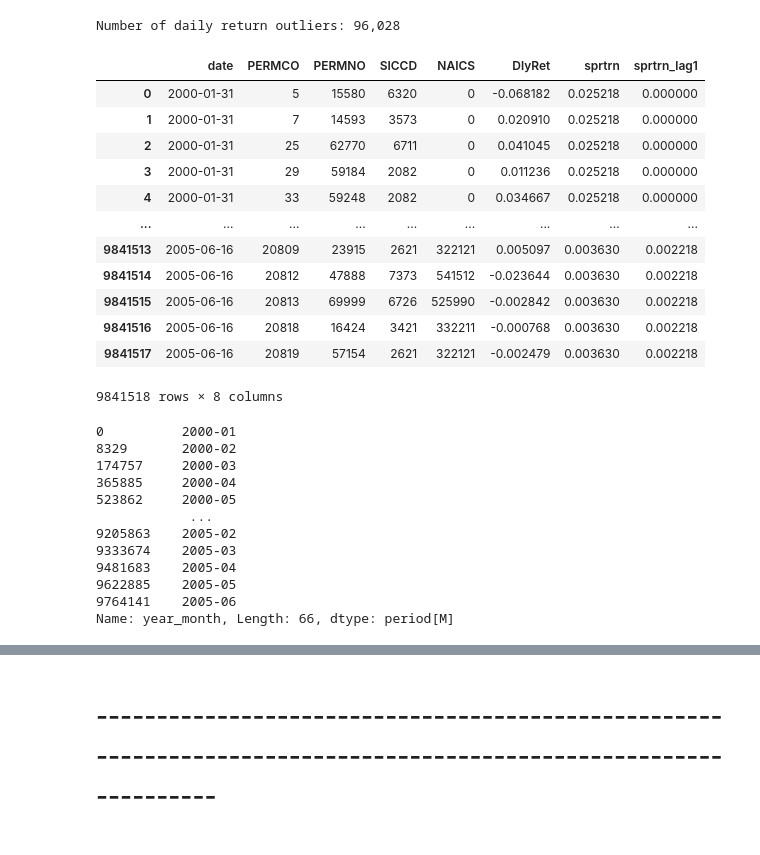
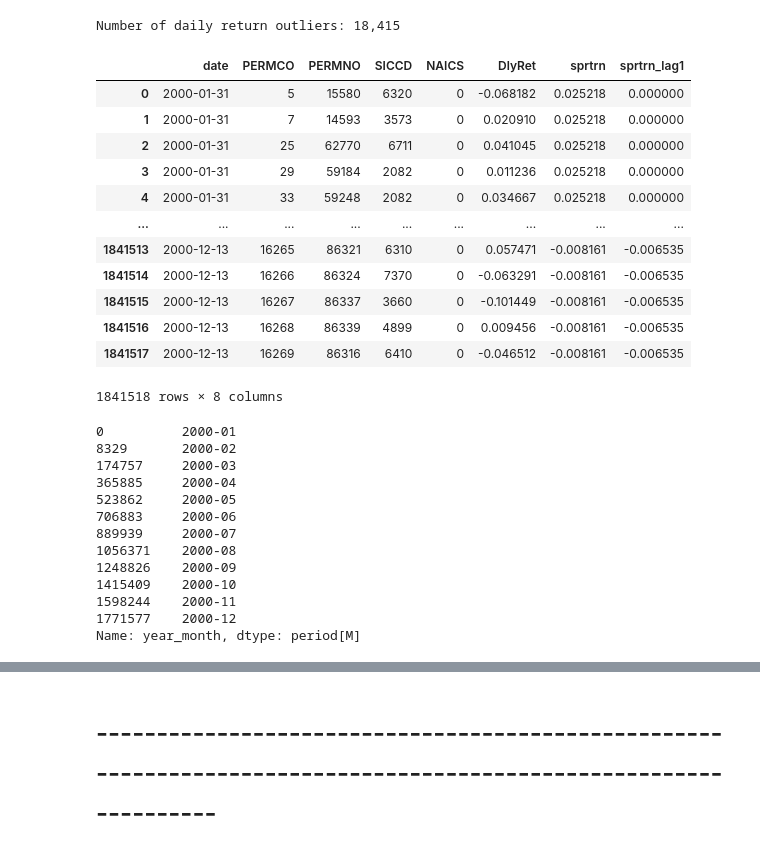
Before and after one commit to mirkorado/ML-Project, a Jupyter notebook: ResidualMLP.ipynb, the cells around one changed output, grey strips where cells are left out. Cells and saved outputs as stored; diff of their text form; code cells hidden in the pictures.

```diff
--- a/ResidualMLP.ipynb
+++ b/ResidualMLP.ipynb
@@ -32,23 +32,23 @@ torch.set_num_threads(os.cpu_count())
 torch.set_num_interop_threads(os.cpu_count())
 path = 'Targets/daily_crsp_sanitized.csv'
 # %%
-daily = utils.read_daily_returns(path, nrows=10000000, low_quantile=0.005, up_quantile=0.995)
+daily = utils.read_daily_returns(path, nrows=2000000, low_quantile=0.005, up_quantile=0.995)
 daily
 # %% [output]
-Number of daily return outliers: 96,028
+Number of daily return outliers: 18,415
 |  | date | PERMCO | PERMNO | SICCD | NAICS | DlyRet | sprtrn | sprtrn_lag1 |
 | 0 | 2000-01-31 | 5 | 15580 | 6320 | 0 | -0.068182 | 0.025218 | 0.000000 |
 | 1 | 2000-01-31 | 7 | 14593 | 3573 | 0 | 0.020910 | 0.025218 | 0.000000 |
 | 2 | 2000-01-31 | 25 | 62770 | 6711 | 0 | 0.041045 | 0.025218 | 0.000000 |
 | 3 | 2000-01-31 | 29 | 59184 | 2082 | 0 | 0.011236 | 0.025218 | 0.000000 |
 | 4 | 2000-01-31 | 33 | 59248 | 2082 | 0 | 0.034667 | 0.025218 | 0.000000 |
 | ... | ... | ... | ... | ... | ... | ... | ... | ... |
-| 9841513 | 2005-06-16 | 20809 | 23915 | 2621 | 322121 | 0.005097 | 0.003630 | 0.002218 |
-| 9841514 | 2005-06-16 | 20812 | 47888 | 7373 | 541512 | -0.023644 | 0.003630 | 0.002218 |
-| 9841515 | 2005-06-16 | 20813 | 69999 | 6726 | 525990 | -0.002842 | 0.003630 | 0.002218 |
-| 9841516 | 2005-06-16 | 20818 | 16424 | 3421 | 332211 | -0.000768 | 0.003630 | 0.002218 |
-| 9841517 | 2005-06-16 | 20819 | 57154 | 2621 | 322121 | -0.002479 | 0.003630 | 0.002218 |
+| 1841513 | 2000-12-13 | 16265 | 86321 | 6310 | 0 | 0.057471 | -0.008161 | -0.006535 |
+| 1841514 | 2000-12-13 | 16266 | 86324 | 7370 | 0 | -0.063291 | -0.008161 | -0.006535 |
+| 1841515 | 2000-12-13 | 16267 | 86337 | 3660 | 0 | -0.101449 | -0.008161 | -0.006535 |
+| 1841516 | 2000-12-13 | 16268 | 86339 | 4899 | 0 | 0.009456 | -0.008161 | -0.006535 |
+| 1841517 | 2000-12-13 | 16269 | 86316 | 6410 | 0 | -0.046512 | -0.008161 | -0.006535 |
-9841518 rows × 8 columns
+1841518 rows × 8 columns
 # %%
 # Get data frame of unique months
 daily['year_month'] = daily['date'].dt.to_period('M')
@@ -60,13 +60,14 @@ unique_months
 174757     2000-03
 365885     2000-04
 523862     2000-05
-            ...
-9205863    2005-02
-9333674    2005-03
-9481683    2005-04
-9622885    2005-05
-9764141    2005-06
-Name: year_month, Length: 66, dtype: period[M]
+706883     2000-06
+889939     2000-07
+1056371    2000-08
+1248826    2000-09
+1415409    2000-10
+1598244    2000-11
+1771577    2000-12
+Name: year_month, dtype: period[M]
 # %%
 # Keeping track of the return over all the data
 reload(utils)
```
Also changed, not shown: parts of 14 cells of this notebook, 1 other file.
